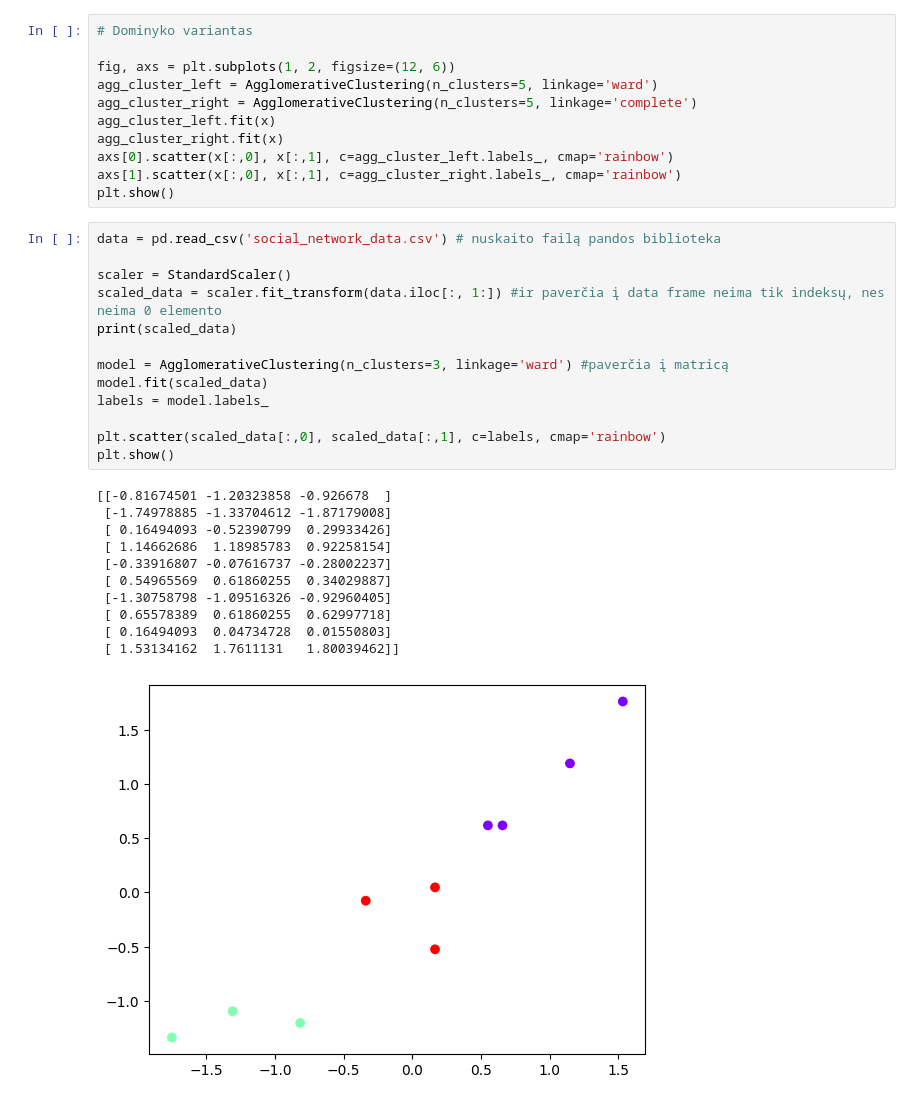
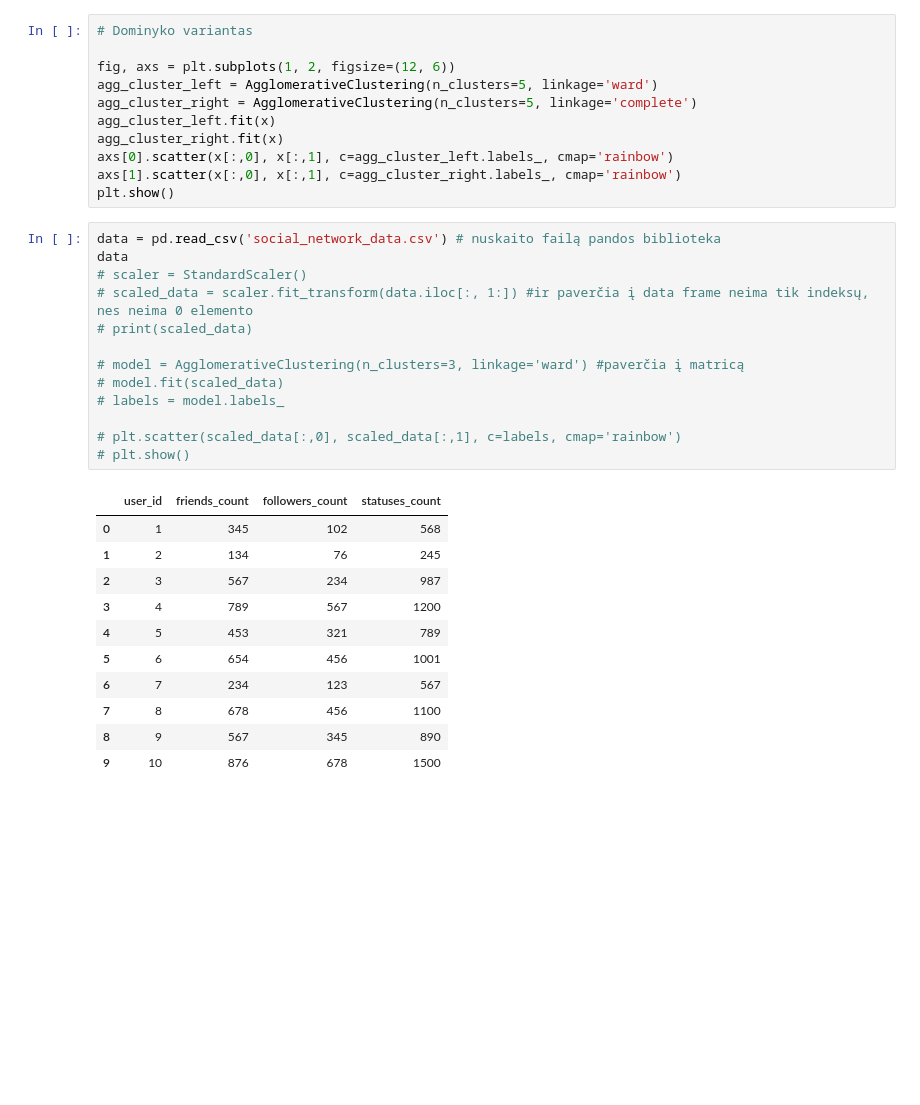
Before and after one commit to editalopetaitiene/240319DMO492DIE, a Jupyter notebook: 38_paskaita/clusters.ipynb, the cells around one changed output. Cells and saved outputs as stored; diff of their text form; blank space fills up the shorter version.

Commit message:
clusters pushinimas

```diff
--- a/38_paskaita/clusters.ipynb
+++ b/38_paskaita/clusters.ipynb
@@ -44,26 +44,26 @@ axs[1].scatter(x[:,0], x[:,1], c=agg_cluster_right.labels_, cmap='rainbow')
 plt.show()
 # %%
 data = pd.read_csv('social_network_data.csv') # nuskaito failą pandos biblioteka
+data
+# scaler = StandardScaler()
+# scaled_data = scaler.fit_transform(data.iloc[:, 1:]) #ir paverčia į data frame neima tik indeksų, nes neima 0 elemento
+# print(scaled_data)
 
-scaler = StandardScaler()
-scaled_data = scaler.fit_transform(data.iloc[:, 1:]) #ir paverčia į data frame neima tik indeksų, nes neima 0 elemento
-print(scaled_data)
+# model = AgglomerativeClustering(n_clusters=3, linkage='ward') #paverčia į matricą
+# model.fit(scaled_data)
+# labels = model.labels_
 
-model = AgglomerativeClustering(n_clusters=3, linkage='ward') #paverčia į matricą
-model.fit(scaled_data)
-labels = model.labels_
-
-plt.scatter(scaled_data[:,0], scaled_data[:,1], c=labels, cmap='rainbow')
-plt.show()
+# plt.scatter(scaled_data[:,0], scaled_data[:,1], c=labels, cmap='rainbow')
+# plt.show()
 # %% [output]
-[[-0.81674501 -1.20323858 -0.926678  ]
- [-1.74978885 -1.33704612 -1.87179008]
- [ 0.16494093 -0.52390799  0.29933426]
- [ 1.14662686  1.18985783  0.92258154]
- [-0.33916807 -0.07616737 -0.28002237]
- [ 0.54965569  0.61860255  0.34029887]
- [-1.30758798 -1.09516326 -0.92960405]
- [ 0.65578389  0.61860255  0.62997718]
- [ 0.16494093  0.04734728  0.01550803]
- [ 1.53134162  1.7611131   1.80039462]]
-[figure, removed]
+|  | user_id | friends_count | followers_count | statuses_count |
+| 0 | 1 | 345 | 102 | 568 |
+| 1 | 2 | 134 | 76 | 245 |
+| 2 | 3 | 567 | 234 | 987 |
+| 3 | 4 | 789 | 567 | 1200 |
+| 4 | 5 | 453 | 321 | 789 |
+| 5 | 6 | 654 | 456 | 1001 |
+| 6 | 7 | 234 | 123 | 567 |
+| 7 | 8 | 678 | 456 | 1100 |
+| 8 | 9 | 567 | 345 | 890 |
+| 9 | 10 | 876 | 678 | 1500 |
```
